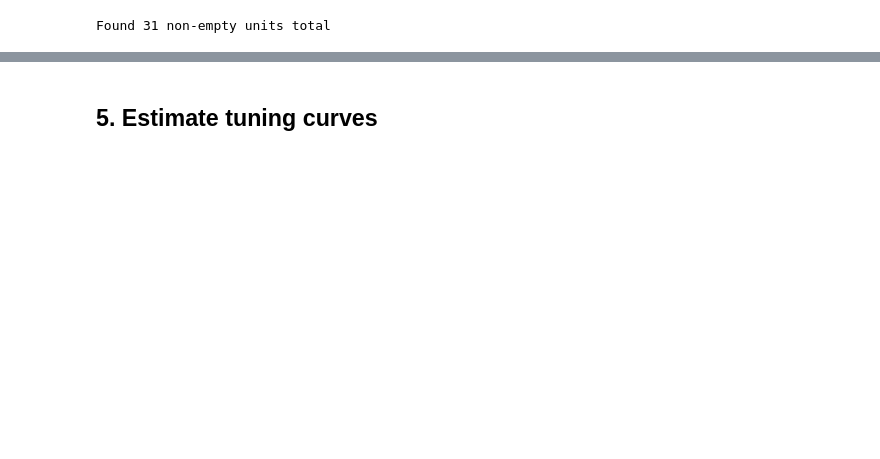
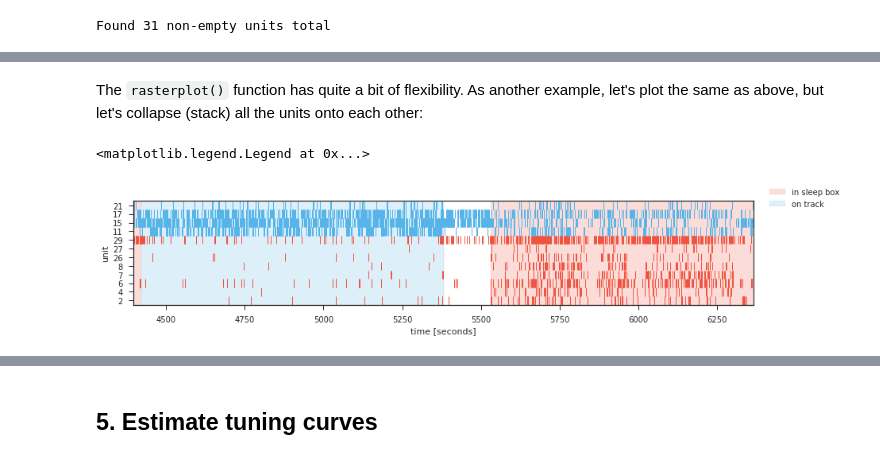
Before and after one commit to nelpy/example-analyses, a Jupyter notebook: LinearTrackDemo.ipynb, the cells around one changed output, grey strips where cells are left out. Saved outputs shown, nothing was run; the diff lists cells and outputs as text; code cells hidden in the pictures; blank space fills up the shorter version.

```diff
--- a/LinearTrackDemo.ipynb
+++ b/LinearTrackDemo.ipynb
@@ -414,0 +504,24 @@ with npl.FigureManager(show=True, figsize=(16,7)) as (fig, ax):
+# %% [markdown]
+The `rasterplot()` function has quite a bit of flexibility. As another example, let's plot the same as above, but let's collapse (stack) all the units onto each other:
+# %%
+fig, ax = plt.subplots(ncols=1, figsize=(14,2.4))
+
+units_in_sleepbox = [2, 4, 6, 7, 8, 26, 27, 29]
+units_in_run = [11, 15, 17, 21]
+
+transition_epoch = nel.EpochArray([5382, 5530])
+
+# use nelpy to plot the spike rasters
+npl.rasterplot(st[:,units_in_sleepbox], lw=1, ax=ax, color=npl.colors.sweet.red, vertstack=True)
+npl.rasterplot(st[:,units_in_run], lw=1, ax=ax, color=npl.colors.sweet.blue, vertstack=True)
+
+npl.epochplot(sleep_box-transition_epoch, alpha=0.2, hatch='', color=npl.colors.sweet.red, label='in sleep box')
+npl.epochplot(~sleep_box, alpha=0.2, hatch='', color=npl.colors.sweet.blue, label='on track')
+ax.set_xlabel('time [seconds]')
+ax.set_ylabel('unit')
+ax.set_xlim(*session_bounds.time);
+
+plt.legend(loc=(1.02,0.9))
+# %% [output]
+<matplotlib.legend.Legend at 0x...>
+[figure, added]
```
Also changed, not shown: parts of 53 cells of this notebook.
